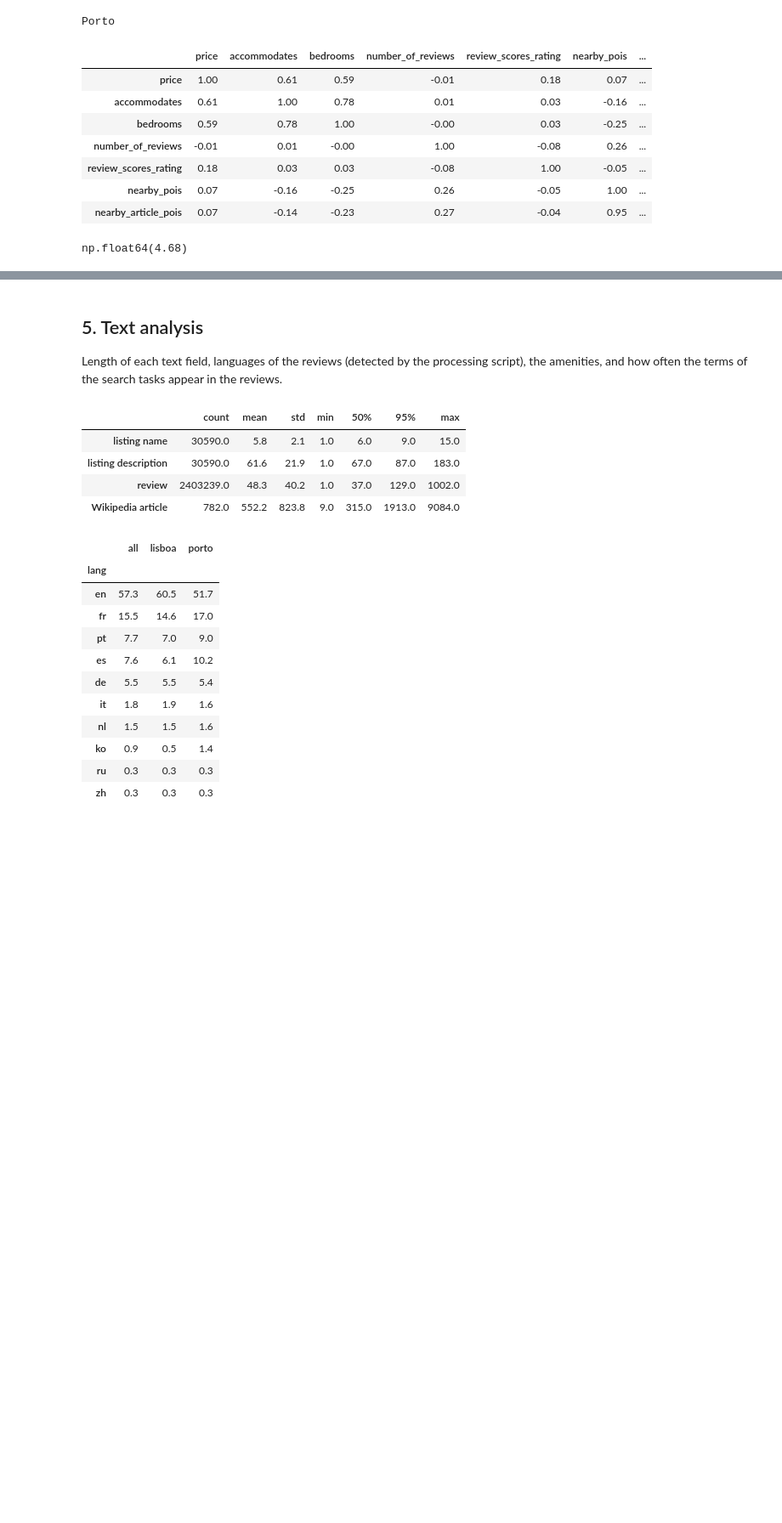
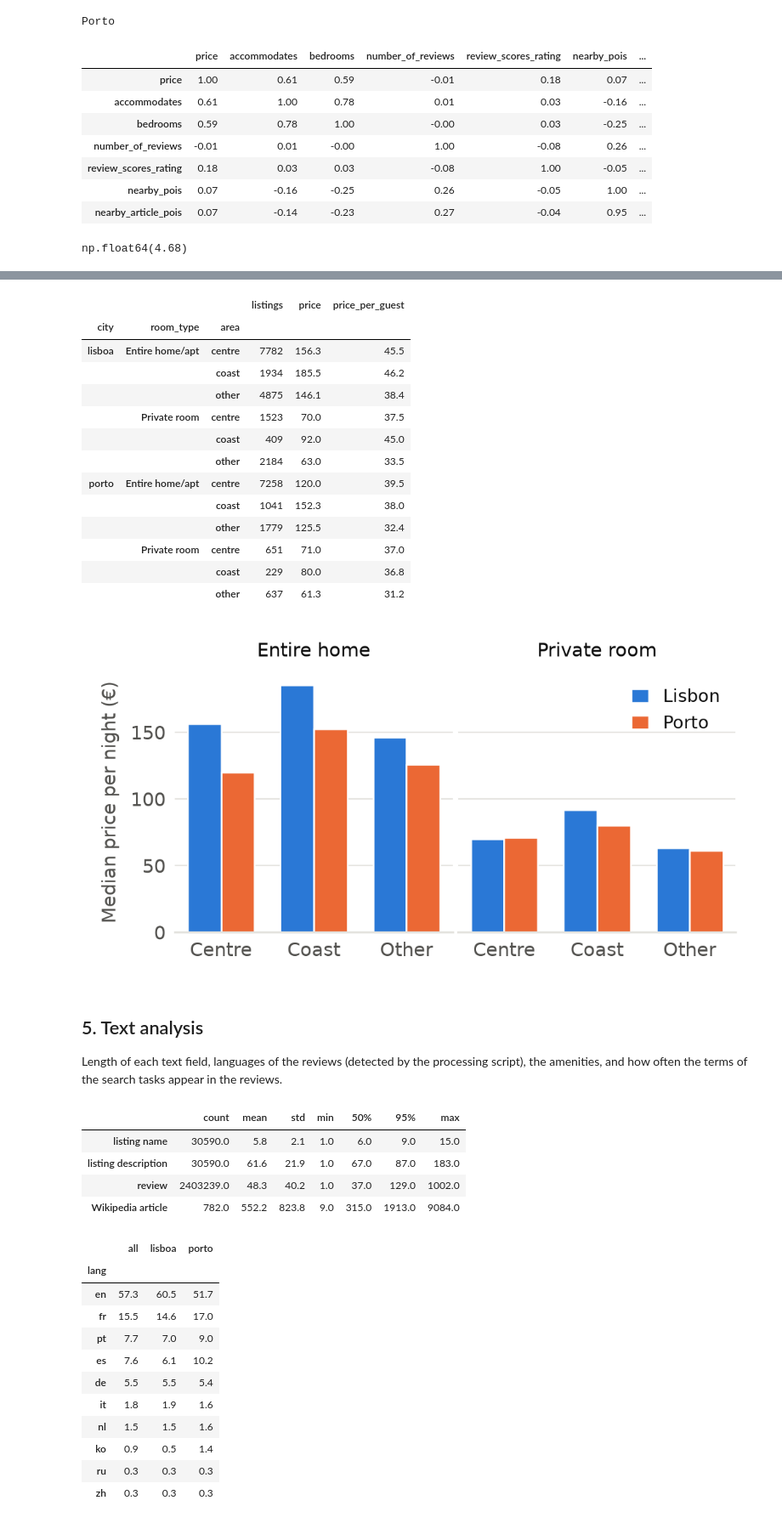
Before and after one commit to tomasestevess/PRI_projeto, a Jupyter notebook: analysis/notebooks/02_processed_eda.ipynb, the cells around one changed output, grey strips where cells are left out. Shown at 85% size. Saved outputs shown, nothing was run; the diff lists cells and outputs as text; code cells hidden in the pictures; blank space fills up the shorter version.

```diff
--- a/analysis/notebooks/02_processed_eda.ipynb
+++ b/analysis/notebooks/02_processed_eda.ipynb
@@ -341,0 +406,64 @@ np.float64(4.68)
+# %%
+from scipy.spatial import cKDTree
+
+CENTRES = {"lisboa": (38.7139, -9.1394), "porto": (41.1466, -8.6110)}  # Rossio, Avenida dos Aliados
+CENTRE_KM, BEACH_KM = 2, 1
+AREAS = ["centre", "coast", "other"]
+ROOMS = ["Entire home/apt", "Private room"]
+
+xyz = dp.to_xyz(listings["latitude"].to_numpy(), listings["longitude"].to_numpy())
+centres = np.array([CENTRES[city] for city in listings["city"]])
+listings["centre_km"] = np.linalg.norm(xyz - dp.to_xyz(centres[:, 0], centres[:, 1]), axis=1) / 1000
+beaches = pois[pois["type"].eq("beach")]
+beach_tree = cKDTree(dp.to_xyz(beaches["latitude"].to_numpy(), beaches["longitude"].to_numpy()))
+listings["beach_km"] = beach_tree.query(xyz)[0] / 1000
+listings["area"] = np.select([listings["centre_km"].le(CENTRE_KM), listings["beach_km"].le(BEACH_KM)],
+                             ["centre", "coast"], "other")
+listings["price_per_guest"] = listings["price"] / listings["accommodates"]
+
+by_room = listings.groupby("room_type")[["price", "price_per_guest", "accommodates"]].median().round(1)
+display(by_room)
+for room in ROOMS:
+    slug = room.split()[0].lower()
+    keep(f"price_per_guest_median_{slug}", by_room.loc[room, "price_per_guest"])
+    keep(f"accommodates_median_{slug}", by_room.loc[room, "accommodates"])
+
+area_share = (100 * listings.groupby("city")["area"].value_counts(normalize=True)).round(1).unstack()
+display(area_share)
+by_area = (listings[listings["room_type"].isin(ROOMS)]
+           .groupby(["city", "room_type", "area"])
+           .agg(listings=("price", "size"), price=("price", "median"), price_per_guest=("price_per_guest", "median"))
+           .round(1))
+display(by_area)
+by_area.to_csv(TABLES / "price_by_area.csv")
+for city in CITIES:
+    for area in AREAS:
+        keep(f"area_{area}_pct_{city}", area_share.loc[city, area])
+        for room in ROOMS:
+            slug = room.split()[0].lower()
+            keep(f"price_median_{slug}_{area}_{city}", by_area.loc[(city, room, area), "price"])
+            keep(f"price_per_guest_median_{slug}_{area}_{city}", by_area.loc[(city, room, area), "price_per_guest"])
+    homes = listings[listings["city"].eq(city) & listings["room_type"].eq(ROOMS[0])]
+    keep(f"corr_price_centre_km_entire_{city}", round(homes[["price", "centre_km"]].corr("spearman").iloc[0, 1], 2))
+
+# Single-column figure for the report: median price per night by area, one panel per room type
+fig, axes = plt.subplots(1, 2, figsize=(3.33, 1.7), dpi=300, sharey=True)
+x = np.arange(len(AREAS))
+for ax, room in zip(axes, ROOMS):
+    for i, city in enumerate(CITIES):
+        values = [by_area.loc[(city, room, area), "price"] for area in AREAS]
+        ax.bar(x + (i - 0.5) * 0.36, values, width=0.36, color=COLORS[city], edgecolor="white", linewidth=0.6,
+               label=CITY_NAMES[city])
+    ax.set_title("Entire home" if room == ROOMS[0] else room, fontsize=7, color=TEXT)
+    ax.set_xticks(x, [area.capitalize() for area in AREAS])
+    ax.tick_params(length=0)
+    ax.grid(axis="y", color=GRID, linewidth=0.5)
+    ax.set_axisbelow(True)
+    for side in ["top", "right", "left"]:
+        ax.spines[side].set_visible(False)
+axes[0].set_ylabel("Median price per night (€)")
+axes[1].legend(frameon=False, loc="upper right", handlelength=1, handleheight=0.8, fontsize=6.5)
+fig.tight_layout(pad=0.3)
+fig.savefig(FIGURES / "price_by_area.png", dpi=300)
+plt.show()
+# %% [output]
@@ -342,3 +480,18 @@ np.float64(4.68)
+|  |  |  | listings | price | price_per_guest |
+| city | room_type | area |  |  |  |
+| lisboa | Entire home/apt | centre | 7782 | 156.3 | 45.5 |
+|  |  | coast | 1934 | 185.5 | 46.2 |
+|  |  | other | 4875 | 146.1 | 38.4 |
+|  | Private room | centre | 1523 | 70.0 | 37.5 |
+|  |  | coast | 409 | 92.0 | 45.0 |
+|  |  | other | 2184 | 63.0 | 33.5 |
+| porto | Entire home/apt | centre | 7258 | 120.0 | 39.5 |
+|  |  | coast | 1041 | 152.3 | 38.0 |
+|  |  | other | 1779 | 125.5 | 32.4 |
+|  | Private room | centre | 651 | 71.0 | 37.0 |
+|  |  | coast | 229 | 80.0 | 36.8 |
+|  |  | other | 637 | 61.3 | 31.2 |
+[figure, added]
 # %% [markdown]
 ## 5. Text analysis
 
```
Also changed, not shown: parts of 10 cells of this notebook, 8 other files.
